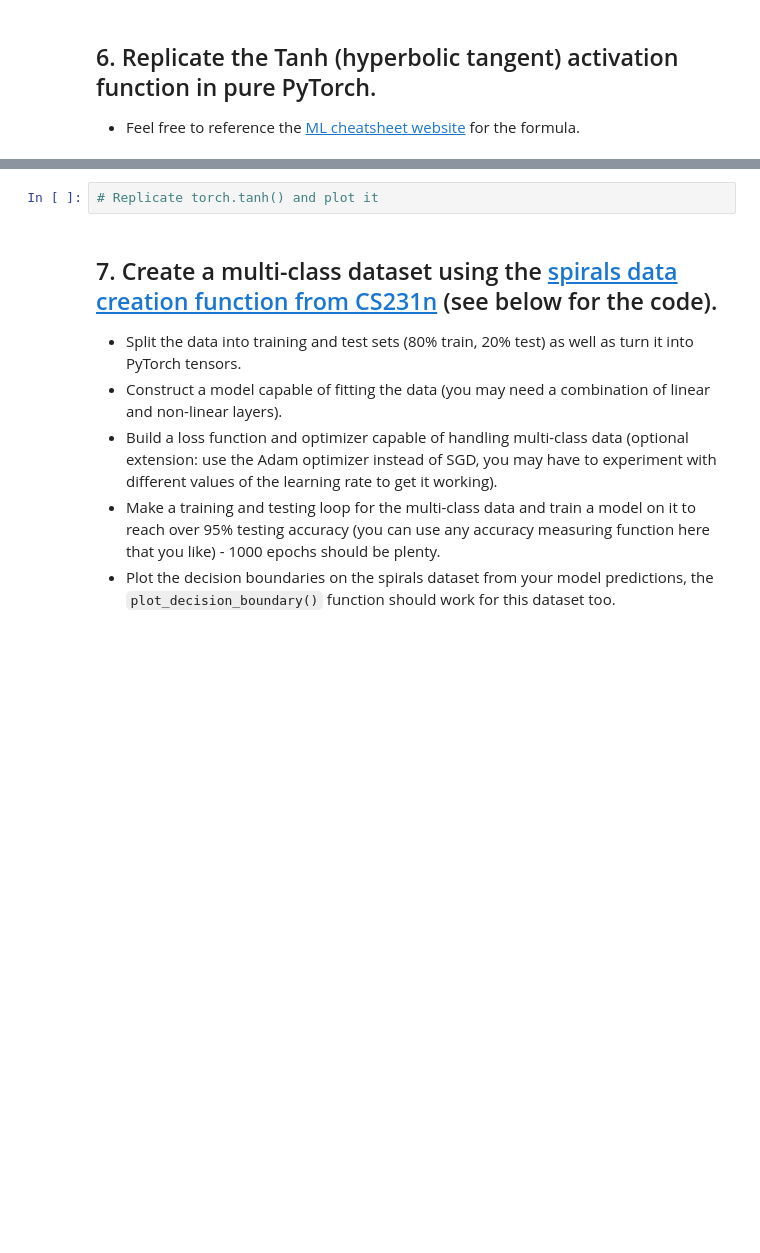
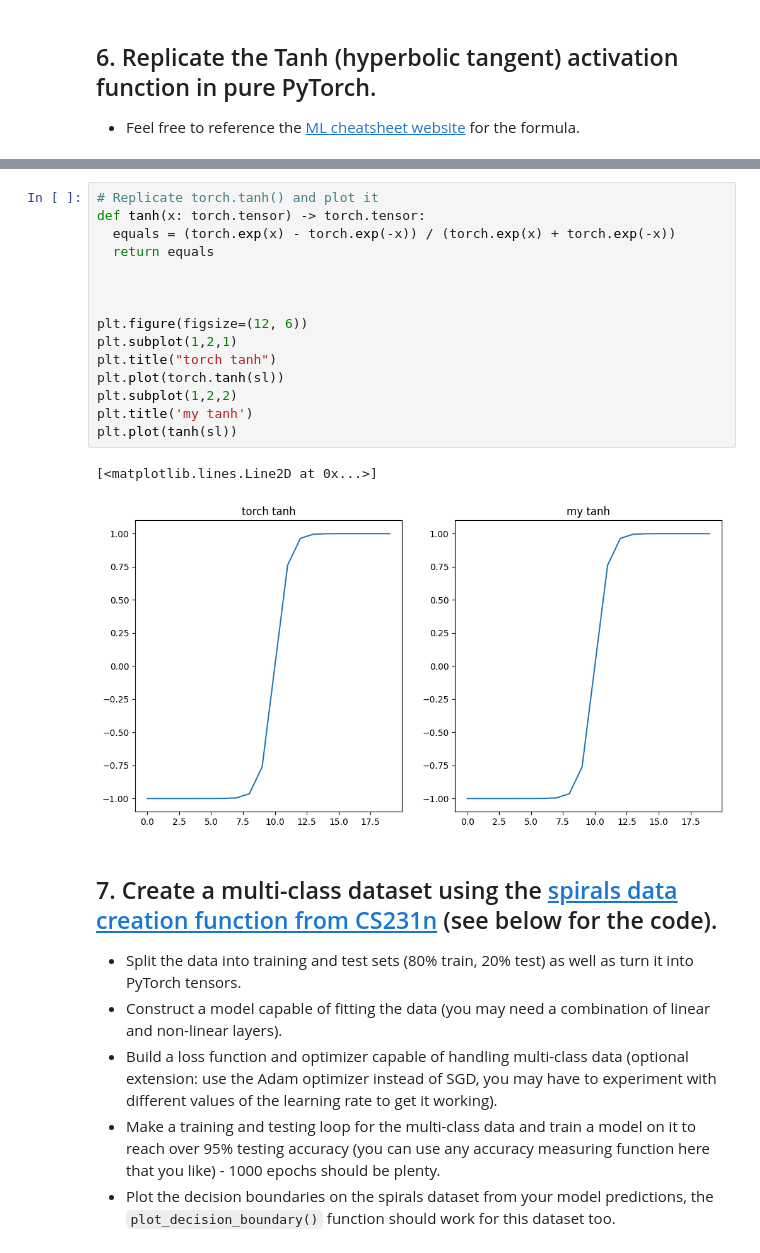
Before and after one commit to KonradGonrad/PyTorch-deep-learning, a Jupyter notebook: extras/exercises/02_pytorch_classification_exercises.ipynb, the cells around one changed output, grey strips where cells are left out. Saved outputs shown, nothing was run; the diff lists cells and outputs as text; blank space fills up the shorter version.

```diff
--- a/extras/exercises/02_pytorch_classification_exercises.ipynb
+++ b/extras/exercises/02_pytorch_classification_exercises.ipynb
@@ -294,5 +299,21 @@ plot_decision_boundary(model_0, X_train, y_train)
-# %%
-# Replicate torch.tanh() and plot it
+# %%
+# Replicate torch.tanh() and plot it
+def tanh(x: torch.tensor) -> torch.tensor:
+  equals = (torch.exp(x) - torch.exp(-x)) / (torch.exp(x) + torch.exp(-x))
+  return equals
+
+
+
+plt.figure(figsize=(12, 6))
+plt.subplot(1,2,1)
+plt.title("torch tanh")
+plt.plot(torch.tanh(sl))
+plt.subplot(1,2,2)
+plt.title('my tanh')
+plt.plot(tanh(sl))
+# %% [output]
+[<matplotlib.lines.Line2D at 0x...>]
+[figure, added]
 # %% [markdown]
 ## 7. Create a multi-class dataset using the [spirals data creation function from CS231n](https://cs231n.github.io/neural-networks-case-study/) (see below for the code).
   * Split the data into training and test sets (80% train, 20% test) as well as turn it into PyTorch tensors.
```
Also changed, not shown: parts of 16 cells of this notebook.
